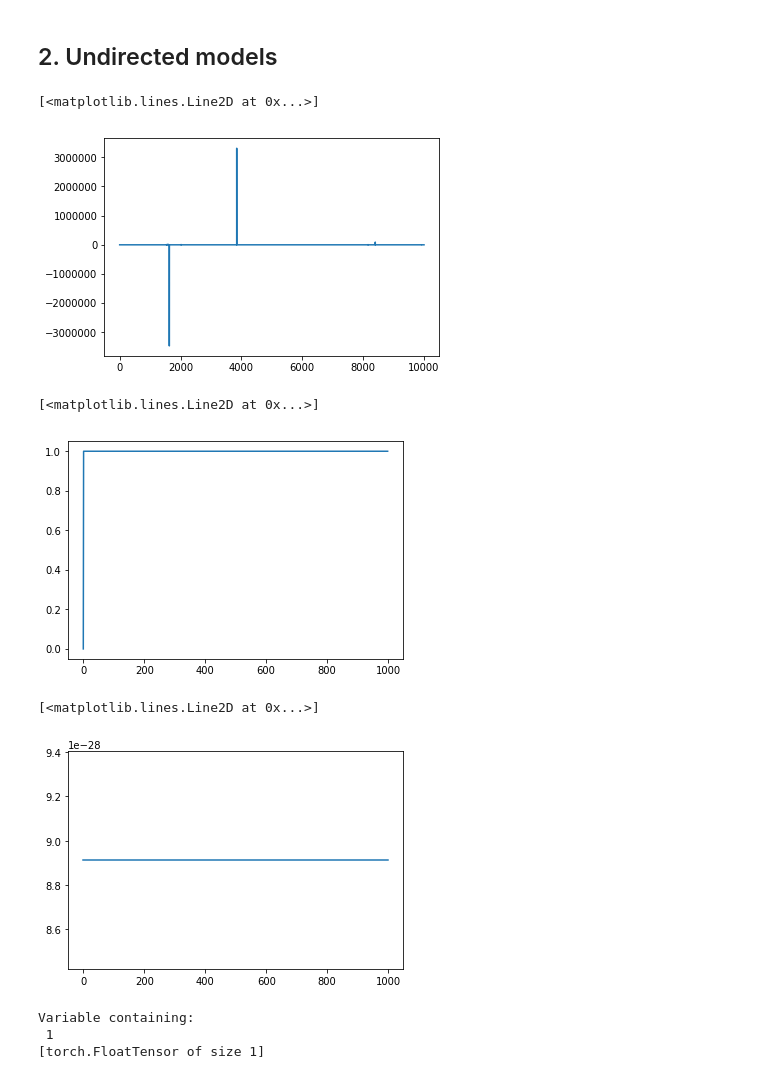
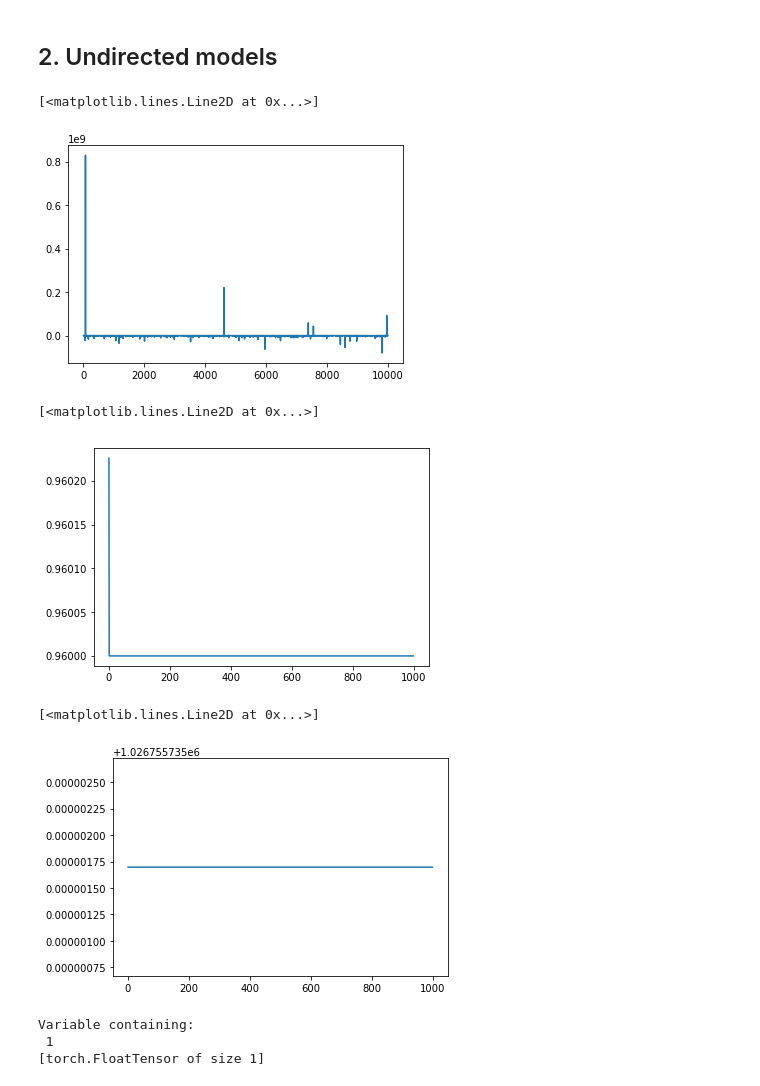
Before and after one commit to kretovmk/mpnn, a Jupyter notebook: nb.ipynb, the cells around one changed output. Saved outputs shown, nothing was run; the diff lists cells and outputs as text; code cells hidden in the pictures.

```diff
--- a/nb.ipynb
+++ b/nb.ipynb
@@ -156,12 +156,12 @@ def bleu(t, r, f, temp):
     t_vec_2 = tt_2.sum(0)
     c_vec_2 = tr_2.sum(1)
     overlap_1 = torch.min(t_vec_1, c_vec_1) / t_vec_1 / length
-    overlap_2 = torch.min(t_vec_2, c_vec_2) / t_vec_2 / (length - 1)
+    overlap_2 = ((torch.min(t_vec_2, c_vec_2)+1) / t_vec_2 + 1) / (length - 1 + 1)
     overlap = overlap_2.sum() * overlap_1.sum()
     return overlap
 # %%
 vocab_size = 10000
-length = 2
+length = 5
 words = np.random.choice(vocab_size, size=length, replace=True)
 t = Variable(torch.randn((length, vocab_size)), requires_grad=True)
 r = one_hots(torch.zeros((length, vocab_size)), words)
@@ -170,9 +170,9 @@ f = nn.Softmax()
 # %%
 res = []
 norms = []
-lr = 10e30
+lr = 1
 for i in range(1000):
-    temp = 0.1
+    temp = 1
     b2 = bleu(t, r, f, temp)
     res.append(b2.data[0])
     b2.backward()
@@ -183,17 +183,17 @@ hard_t = one_hots(torch.zeros(list(t.size())), torch.max(t, dim=1)[1].data)
 plt.plot(t.data[1].numpy())
 # %% [output]
 [<matplotlib.lines.Line2D at 0x...>]
-[figure, old version]
+[figure, new version]
 # %%
-plt.plot(res)
+plt.plot(res[1:])
 # %% [output]
 [<matplotlib.lines.Line2D at 0x...>]
-[figure, old version]
+[figure, new version]
 # %%
 plt.plot(norms)
 # %% [output]
 [<matplotlib.lines.Line2D at 0x...>]
-[figure, old version]
+[figure, new version]
 # %%
 bleu(hard_t, r, f, 1)
 # %% [output]
```
Also changed, not shown: parts of 2 cells of this notebook, 1 other file.
